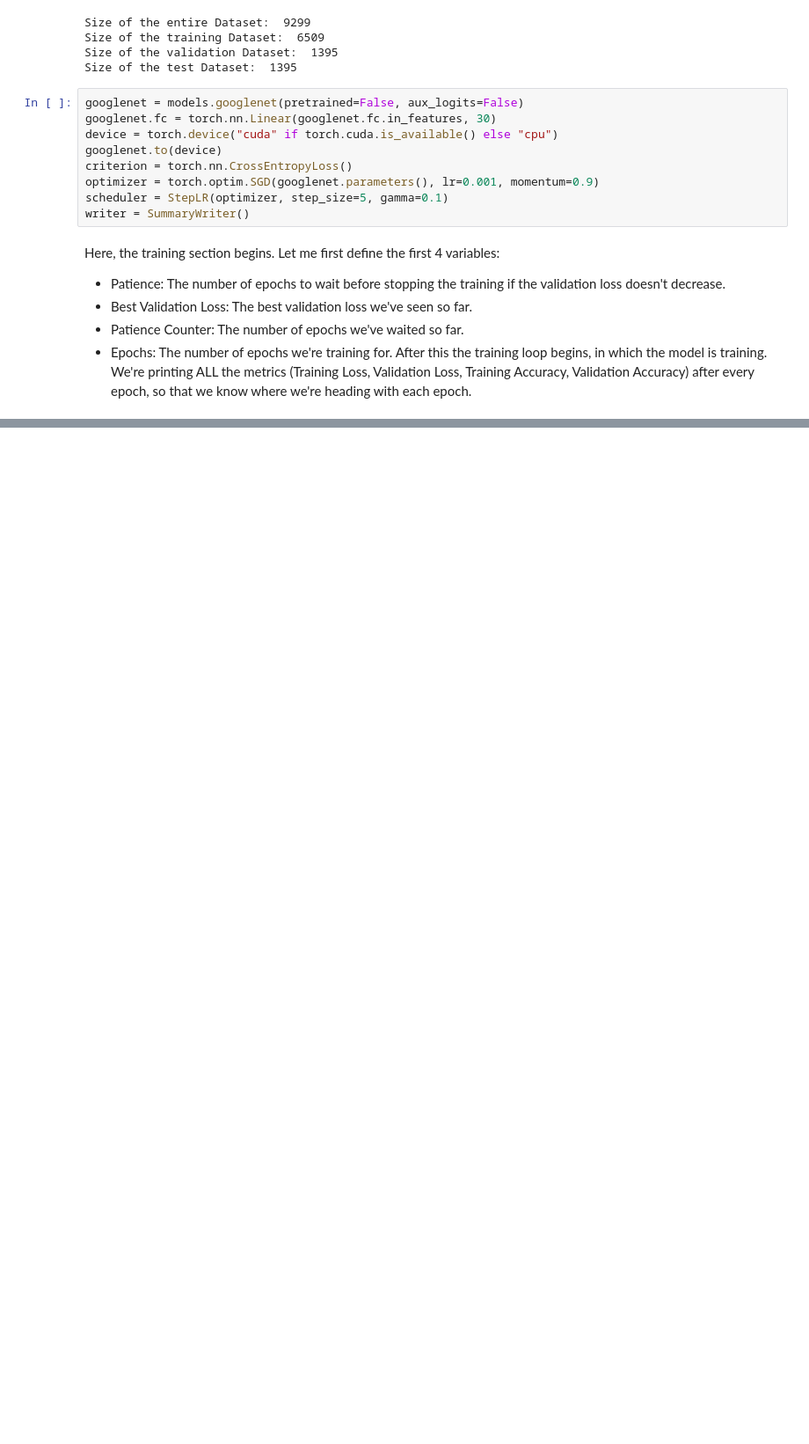
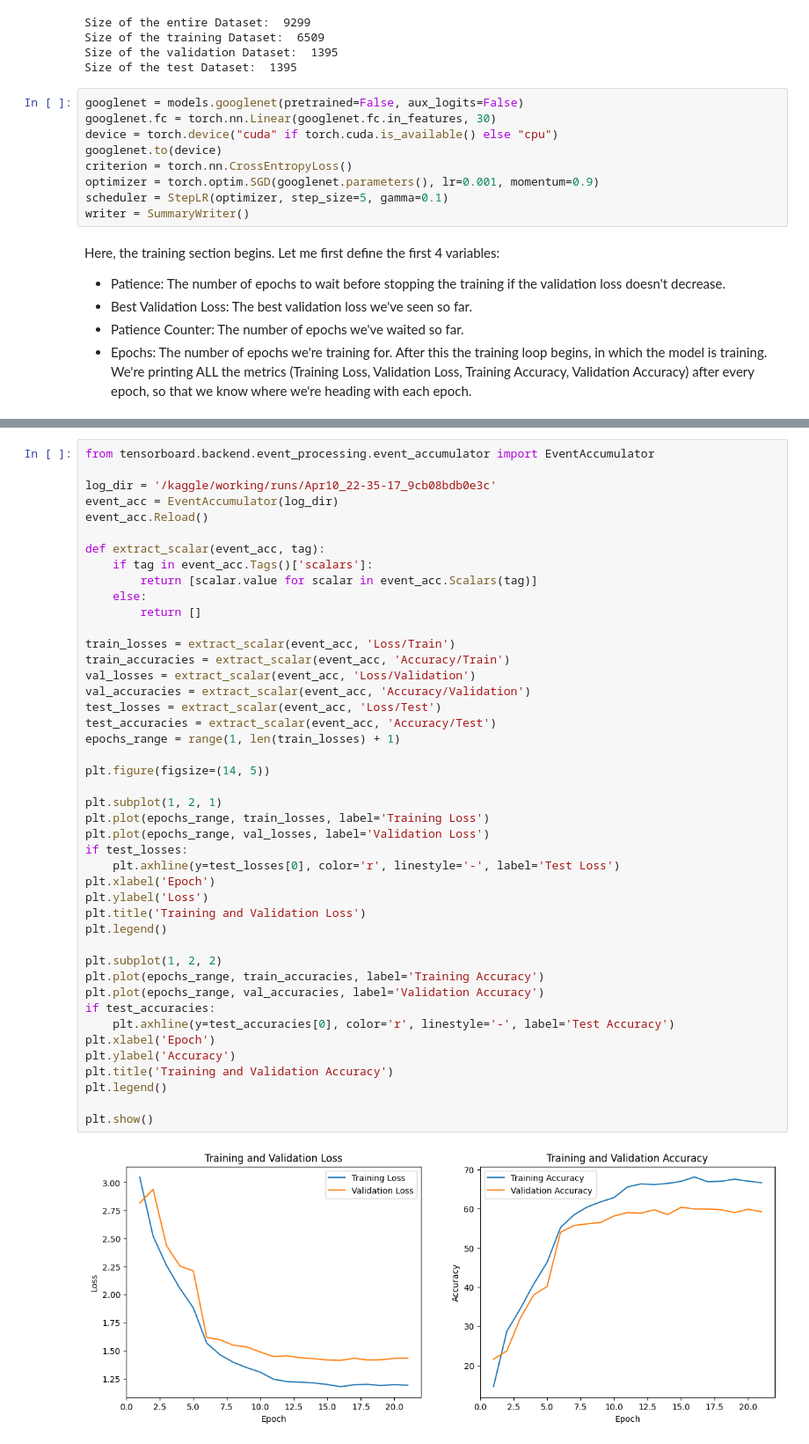
Before and after one commit to aryansaxena094/automated-wildlife-monitoring, a Jupyter notebook: Nihal/Runs/GoogleNet-30.ipynb, the cells around one changed output, grey strips where cells are left out. Shown at 88% size. Drawn from its saved outputs; the diff is of its cells as text; blank space fills up the shorter version.

Commit message:
Visualization of training and validation process.

```diff
--- a/Nihal/Runs/GoogleNet-30.ipynb
+++ b/Nihal/Runs/GoogleNet-30.ipynb
@@ -179,0 +181,46 @@ Early stopping triggered at epoch 21
+# %%
+from tensorboard.backend.event_processing.event_accumulator import EventAccumulator
+
+log_dir = '/kaggle/working/runs/Apr10_22-35-17_9cb08bdb0e3c'
+event_acc = EventAccumulator(log_dir)
+event_acc.Reload()
+
+def extract_scalar(event_acc, tag):
+    if tag in event_acc.Tags()['scalars']:
+        return [scalar.value for scalar in event_acc.Scalars(tag)]
+    else:
+        return []
+
+train_losses = extract_scalar(event_acc, 'Loss/Train')
+train_accuracies = extract_scalar(event_acc, 'Accuracy/Train')
+val_losses = extract_scalar(event_acc, 'Loss/Validation')
+val_accuracies = extract_scalar(event_acc, 'Accuracy/Validation')
+test_losses = extract_scalar(event_acc, 'Loss/Test')
+test_accuracies = extract_scalar(event_acc, 'Accuracy/Test')
+epochs_range = range(1, len(train_losses) + 1)
+
+plt.figure(figsize=(14, 5))
+
+plt.subplot(1, 2, 1)
+plt.plot(epochs_range, train_losses, label='Training Loss')
+plt.plot(epochs_range, val_losses, label='Validation Loss')
+if test_losses:
+    plt.axhline(y=test_losses[0], color='r', linestyle='-', label='Test Loss')
+plt.xlabel('Epoch')
+plt.ylabel('Loss')
+plt.title('Training and Validation Loss')
+plt.legend()
+
+plt.subplot(1, 2, 2)
+plt.plot(epochs_range, train_accuracies, label='Training Accuracy')
+plt.plot(epochs_range, val_accuracies, label='Validation Accuracy')
+if test_accuracies:
+    plt.axhline(y=test_accuracies[0], color='r', linestyle='-', label='Test Accuracy')
+plt.xlabel('Epoch')
+plt.ylabel('Accuracy')
+plt.title('Training and Validation Accuracy')
+plt.legend()
+
+plt.show()
+# %% [output]
+[figure, added]
```
Also changed, not shown: parts of 3 cells of this notebook.
